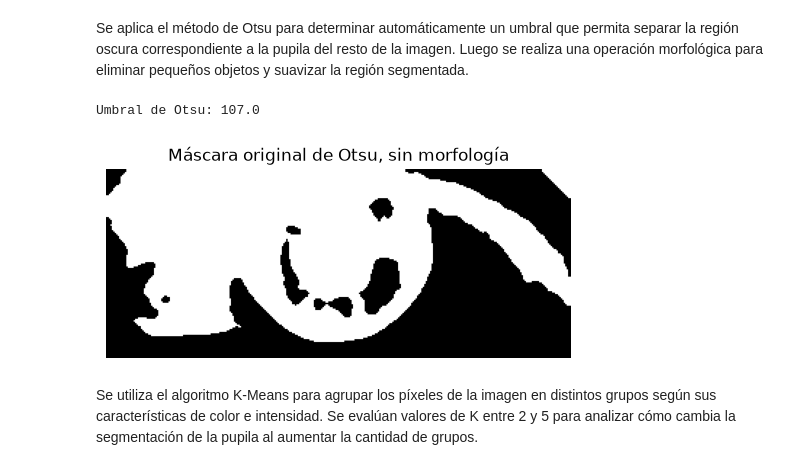
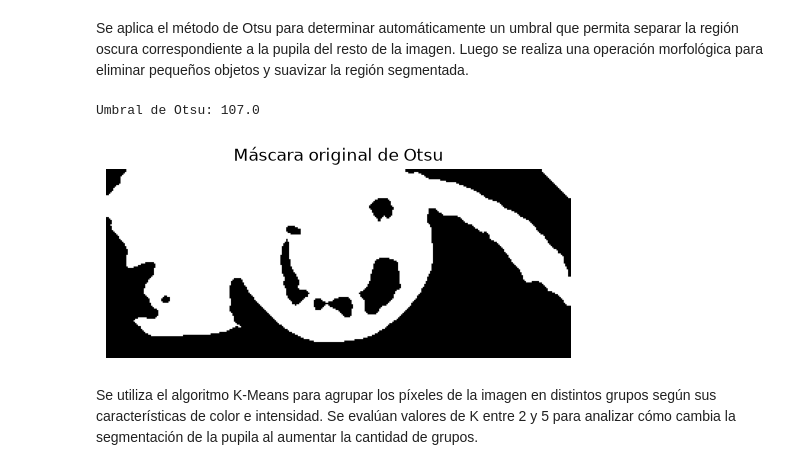
Before and after one commit to valjeon/PSIB_Guia_Imag_Biomed_Grupo15, a Jupyter notebook: notebooks/modulo2.ipynb, the cells around one changed output. Saved outputs shown, nothing was run; the diff lists cells and outputs as text; code cells hidden in the pictures.

```diff
--- a/notebooks/modulo2.ipynb
+++ b/notebooks/modulo2.ipynb
@@ -38,23 +38,23 @@ Se aplica el método de Otsu para determinar automáticamente un umbral que perm
 # %%
 # Otsu sin operaciones morfológicas
 blur = cv2.GaussianBlur(roi_gray, (5, 5), sigmaX=2)
 threshold, mask_otsu_original = cv2.threshold(
     blur,
     0,
     255,
     cv2.THRESH_BINARY_INV + cv2.THRESH_OTSU
 )
 
 print("Umbral de Otsu:", threshold)
 
 plt.figure(figsize=(6, 5))
 plt.imshow(mask_otsu_original, cmap="gray")
-plt.title("Máscara original de Otsu, sin morfología")
+plt.title("Máscara original de Otsu")
 plt.axis("off")
 plt.show()
 # %% [output]
 Umbral de Otsu: 107.0
-[figure, old version]
+[figure, new version]
 # %% [markdown]
 Se utiliza el algoritmo K-Means para agrupar los píxeles de la imagen en distintos grupos según sus características de color e intensidad. Se evalúan valores de K entre 2 y 5 para analizar cómo cambia la segmentación de la pupila al aumentar la cantidad de grupos.
 # %%
```
Also changed, not shown: parts of 19 cells of this notebook.
